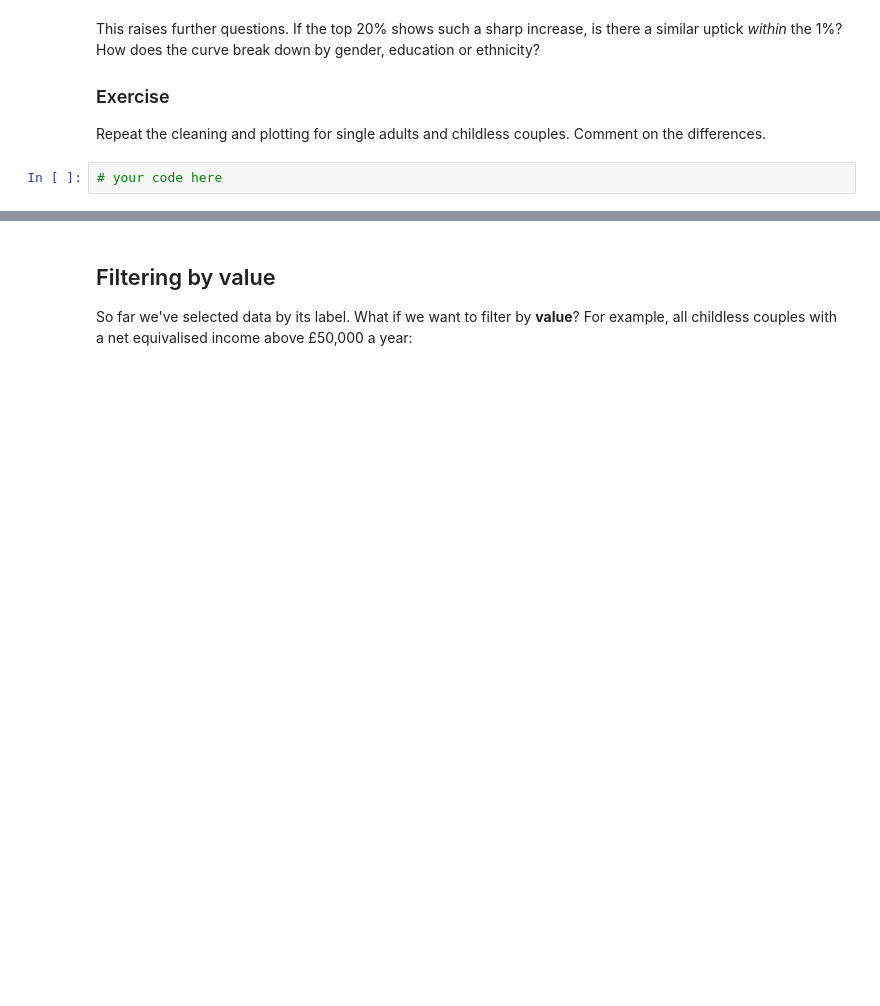
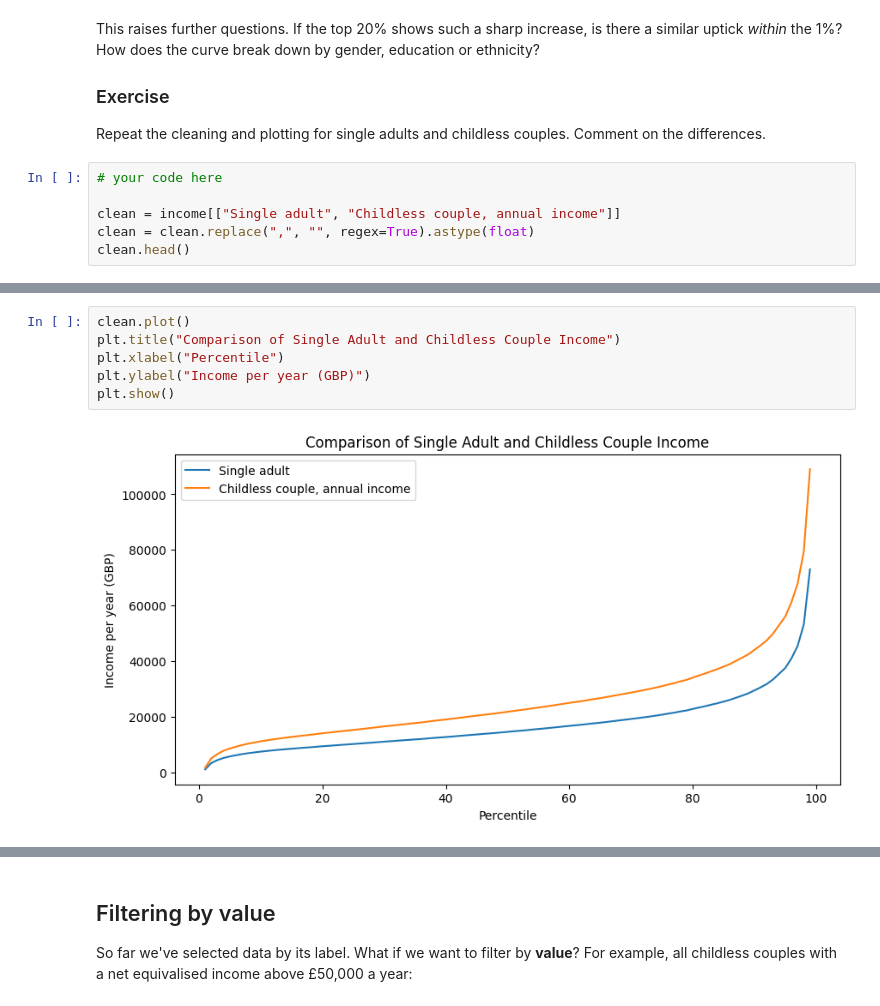
Before and after one commit to ysubev/QM2, a Jupyter notebook: notebooks/W02. Pandas.ipynb, the cells around one changed output, grey strips where cells are left out. Saved outputs shown, nothing was run; the diff lists cells and outputs as text; blank space fills up the shorter version.

```diff
--- a/notebooks/W02. Pandas.ipynb
+++ b/notebooks/W02. Pandas.ipynb
@@ -262,3 +322,7 @@ This raises further questions. If the top 20% shows such a sharp increase, is th
 Repeat the cleaning and plotting for single adults and childless couples. Comment on the differences.
 # %%
 # your code here
+
+clean = income[["Single adult", "Childless couple, annual income"]]
+clean = clean.replace(",", "", regex=True).astype(float)
+clean.head()
@@ -264,0 +337,8 @@ Repeat the cleaning and plotting for single adults and childless couples. Commen
+# %%
+clean.plot()
+plt.title("Comparison of Single Adult and Childless Couple Income")
+plt.xlabel("Percentile")
+plt.ylabel("Income per year (GBP)")
+plt.show()
+# %% [output]
+[figure, added]
```
Also changed, not shown: parts of 8 cells of this notebook.
